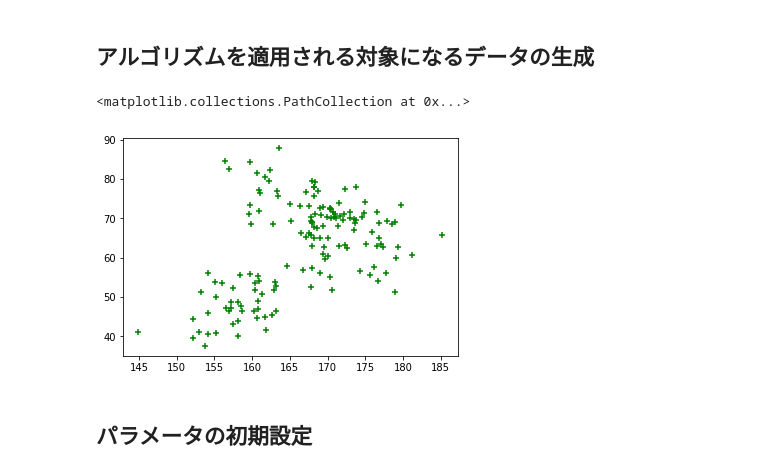
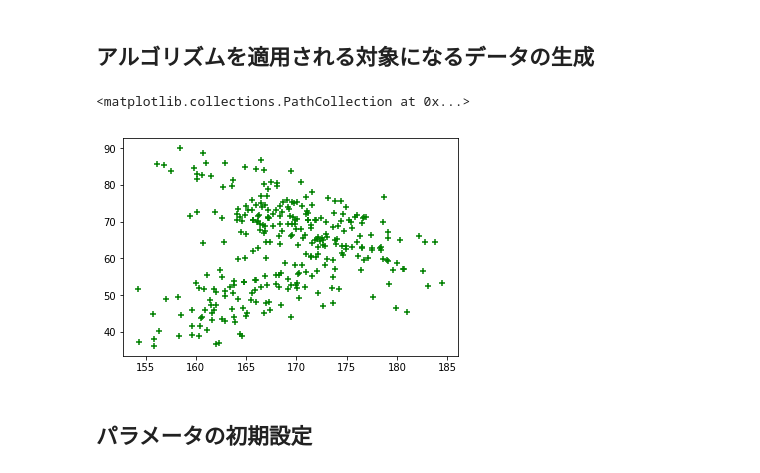
Before and after one commit to ryuichiueda/probrobo_practice, a Jupyter notebook: EM_algorithm_for_mixture_of_two_Gaussians/EM_algorithm_for_mixture_of_two_Gaussians.ipynb, the cells around one changed output. Saved outputs shown, nothing was run; the diff lists cells and outputs as text; code cells hidden in the pictures.

```diff
--- a/EM_algorithm_for_mixture_of_two_Gaussians/EM_algorithm_for_mixture_of_two_Gaussians.ipynb
+++ b/EM_algorithm_for_mixture_of_two_Gaussians/EM_algorithm_for_mixture_of_two_Gaussians.ipynb
@@ -15,26 +15,26 @@ This software is released under the MIT License, see LICENSE.
 # %%
 %matplotlib inline
 import numpy as np
 import matplotlib.pyplot as plt
 
 # グループ1のガウス分布
 mu1_ans = [170,70]
 cov1_ans = [[6**2,-30],[-30,8**2]]
-samples1 = np.random.multivariate_normal(mu1_ans,cov1_ans,100).T #サンプル生成
+samples1 = np.random.multivariate_normal(mu1_ans,cov1_ans,200).T #サンプル生成
 
 # グループ2のガウス分布
-mu2_ans = [160,50]
+mu2_ans = [165,50]
 cov2_ans = [[5.**2,20],[20,6**2]]
-samples2 = np.random.multivariate_normal(mu2_ans,cov2_ans,50).T #サンプル生成
+samples2 = np.random.multivariate_normal(mu2_ans,cov2_ans,100).T #サンプル生成
 
 # 2つのグループを混ぜる
 samples = np.column_stack((samples1,samples2))
 
 # 描画
 plt.scatter(samples[0],samples[1],color='g',marker='+')
 # %% [output]
 <matplotlib.collections.PathCollection at 0x...>
-[figure, old version]
+[figure, new version]
 # %% [markdown]
 ## パラメータの初期設定
 # %%
```
Also changed, not shown: parts of 4 cells of this notebook.
